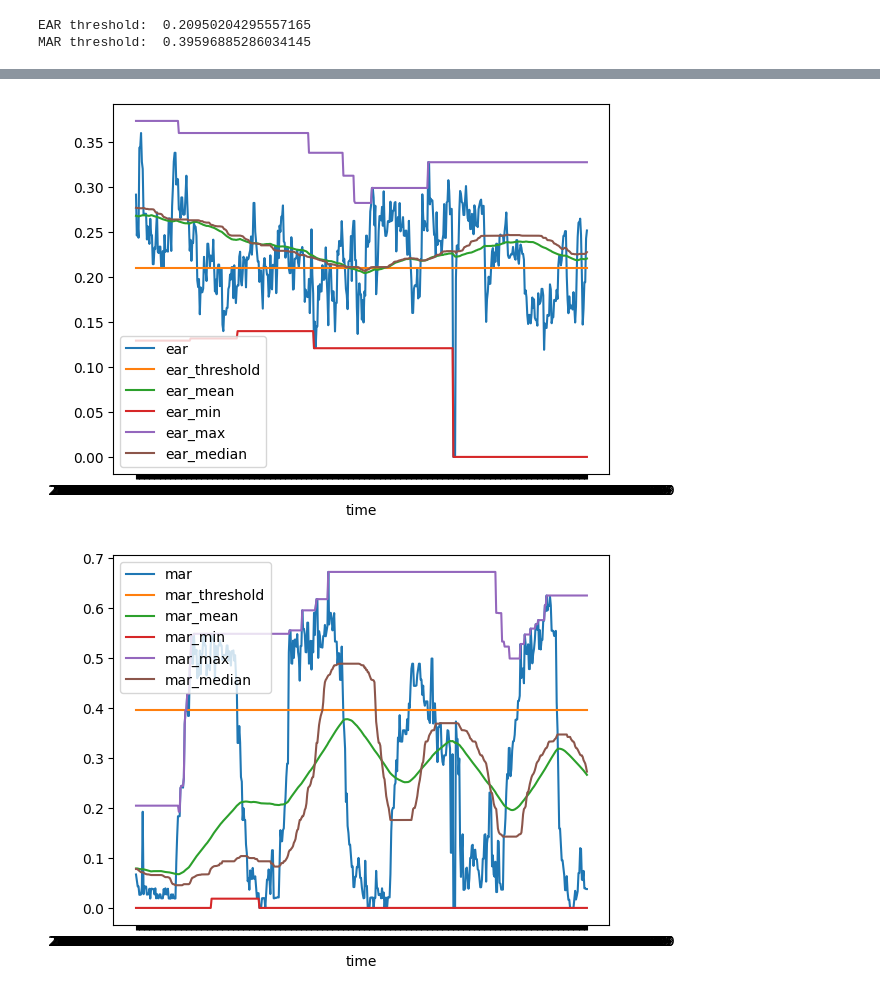
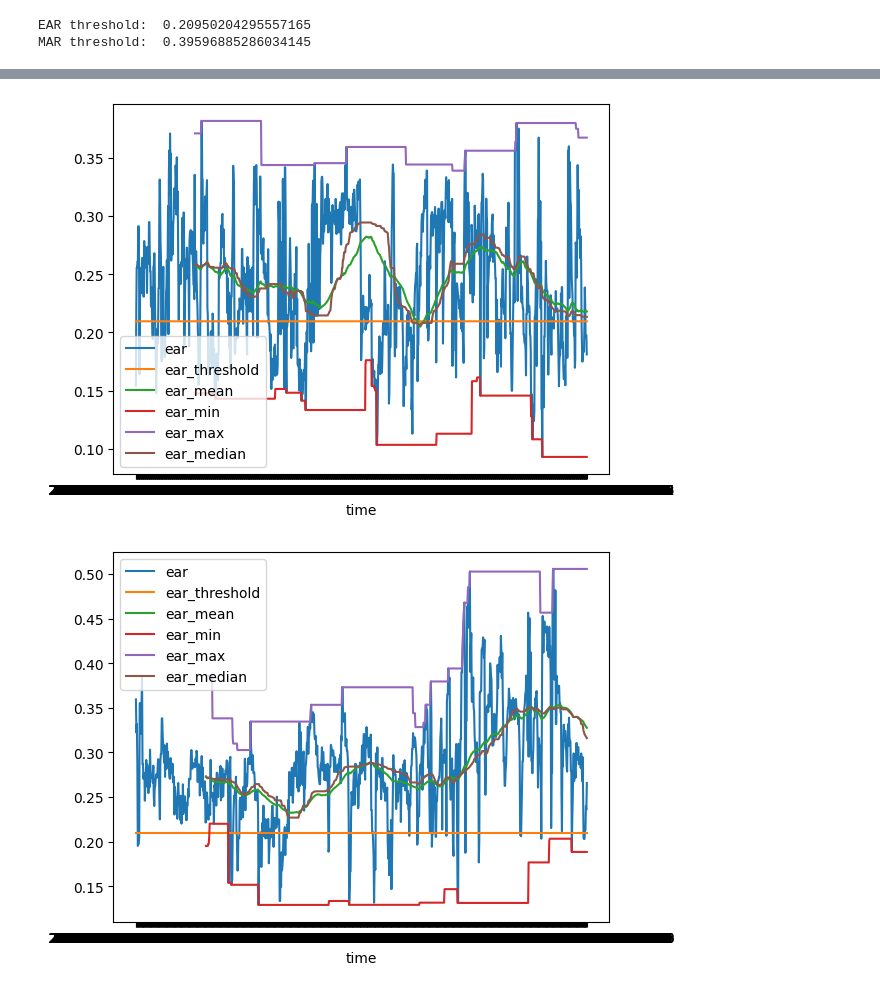
Before and after one commit to lucastrubiano/PFE_Mecatronica_Guarise_Trubiano, a Jupyter notebook: pruebas/pandas_cluster_features.ipynb, the cells around one changed output, grey strips where cells are left out. Saved outputs shown, nothing was run; the diff lists cells and outputs as text; code cells hidden in the pictures.

```diff
--- a/pruebas/pandas_cluster_features.ipynb
+++ b/pruebas/pandas_cluster_features.ipynb
@@ -190,34 +166,40 @@ array(['bostezo', 'ojos_cerrados', 'ojos_abiertos', 'boca_cerrada',
 # %%
 # Plot features vs time for category
-category = "bostezando"
-plt.plot(df[df['category'] == category]['timestamp'], df[df['category'] == category]['ear'], label='ear')
-plt.plot(df[df['category'] == category]['timestamp'], df[df['category'] == category]['ear_threshold'], label='ear_threshold')
-plt.plot(df[df['category'] == category]['timestamp'], df[df['category'] == category]['ear_mean'], label='ear_mean')
-plt.plot(df[df['category'] == category]['timestamp'], df[df['category'] == category]['ear_min'], label='ear_min')
-plt.plot(df[df['category'] == category]['timestamp'], df[df['category'] == category]['ear_max'], label='ear_max')
-# plt.plot(df[df['category'] == category]['timestamp'], df[df['category'] == category]['ear_std'], label='ear_std')
-plt.plot(df[df['category'] == category]['timestamp'], df[df['category'] == category]['ear_median'], label='ear_median')
-# plt.plot(df[df['category'] == category]['timestamp'], df[df['category'] == category]['ear_var'], label='ear_var')
-# plt.plot(df[df['category'] == category]['timestamp'], df[df['category'] == category]['ear_skew'], label='ear_skew')
-# plt.plot(df[df['category'] == category]['timestamp'], df[df['category'] == category]['ear_kurt'], label='ear_kurt')
-plt.xlabel('time')
-plt.legend()
-plt.show()
+def plot_ear(category):
+    plt.plot(df[df['category'] == category]['timestamp'], df[df['category'] == category]['ear'], label='ear')
+    plt.plot(df[df['category'] == category]['timestamp'], df[df['category'] == category]['ear_threshold'], label='ear_threshold')
+    plt.plot(df[df['category'] == category]['timestamp'], df[df['category'] == category]['ear_mean'], label='ear_mean')
+    plt.plot(df[df['category'] == category]['timestamp'], df[df['category'] == category]['ear_min'], label='ear_min')
+    plt.plot(df[df['category'] == category]['timestamp'], df[df['category'] == category]['ear_max'], label='ear_max')
+    # plt.plot(df[df['category'] == category]['timestamp'], df[df['category'] == category]['ear_std'], label='ear_std')
+    plt.plot(df[df['category'] == category]['timestamp'], df[df['category'] == category]['ear_median'], label='ear_median')
+    # plt.plot(df[df['category'] == category]['timestamp'], df[df['category'] == category]['ear_var'], label='ear_var')
+    # plt.plot(df[df['category'] == category]['timestamp'], df[df['category'] == category]['ear_skew'], label='ear_skew')
+    # plt.plot(df[df['category'] == category]['timestamp'], df[df['category'] == category]['ear_kurt'], label='ear_kurt')
+    plt.xlabel('time')
+    plt.legend()
+    plt.show()
 
-
-plt.plot(df[df['category'] == category]['timestamp'], df[df['category'] == category]['mar'], label='mar')
-plt.plot(df[df['category'] == category]['timestamp'], df[df['category'] == category]['mar_threshold'], label='mar_threshold')
-plt.plot(df[df['category'] == category]['timestamp'], df[df['category'] == category]['mar_mean'], label='mar_mean')
-plt.plot(df[df['category'] == category]['timestamp'], df[df['category'] == category]['mar_min'], label='mar_min')
-plt.plot(df[df['category'] == category]['timestamp'], df[df['category'] == category]['mar_max'], label='mar_max')
-# plt.plot(df[df['category'] == category]['timestamp'], df[df['category'] == category]['mar_std'], label='mar_std')
-plt.plot(df[df['category'] == category]['timestamp'], df[df['category'] == category]['mar_median'], label='mar_median')
-# plt.plot(df[df['category'] == category]['timestamp'], df[df['category'] == category]['mar_var'], label='mar_var')
-# plt.plot(df[df['category'] == category]['timestamp'], df[df['category'] == category]['mar_skew'], label='mar_skew')
-# plt.plot(df[df['category'] == category]['timestamp'], df[df['category'] == category]['mar_kurt'], label='mar_kurt')
-plt.xlabel('time')
-plt.legend()
-plt.show()
+def plot_mar(category):
+    plt.plot(df[df['category'] == category]['timestamp'], df[df['category'] == category]['mar'], label='mar')
+    plt.plot(df[df['category'] == category]['timestamp'], df[df['category'] == category]['mar_threshold'], label='mar_threshold')
+    plt.plot(df[df['category'] == category]['timestamp'], df[df['category'] == category]['mar_mean'], label='mar_mean')
+    plt.plot(df[df['category'] == category]['timestamp'], df[df['category'] == category]['mar_min'], label='mar_min')
+    plt.plot(df[df['category'] == category]['timestamp'], df[df['category'] == category]['mar_max'], label='mar_max')
+    # plt.plot(df[df['category'] == category]['timestamp'], df[df['category'] == category]['mar_std'], label='mar_std')
+    plt.plot(df[df['category'] == category]['timestamp'], df[df['category'] == category]['mar_median'], label='mar_median')
+    # plt.plot(df[df['category'] == category]['timestamp'], df[df['category'] == category]['mar_var'], label='mar_var')
+    # plt.plot(df[df['category'] == category]['timestamp'], df[df['category'] == category]['mar_skew'], label='mar_skew')
+    # plt.plot(df[df['category'] == category]['timestamp'], df[df['category'] == category]['mar_kurt'], label='mar_kurt')
+    plt.xlabel('time')
+    plt.legend()
+    plt.show()
-# %% [output]
-[figure, removed]
-[figure, removed]
+# %%
+category = "durmiendome"
+plot_ear(category)
+
+category = "hablando"
+plot_ear(category)
+# %% [output]
+[figure, added]
+[figure, added]
```
Also changed, not shown: parts of 9 cells of this notebook, 1 other file.
